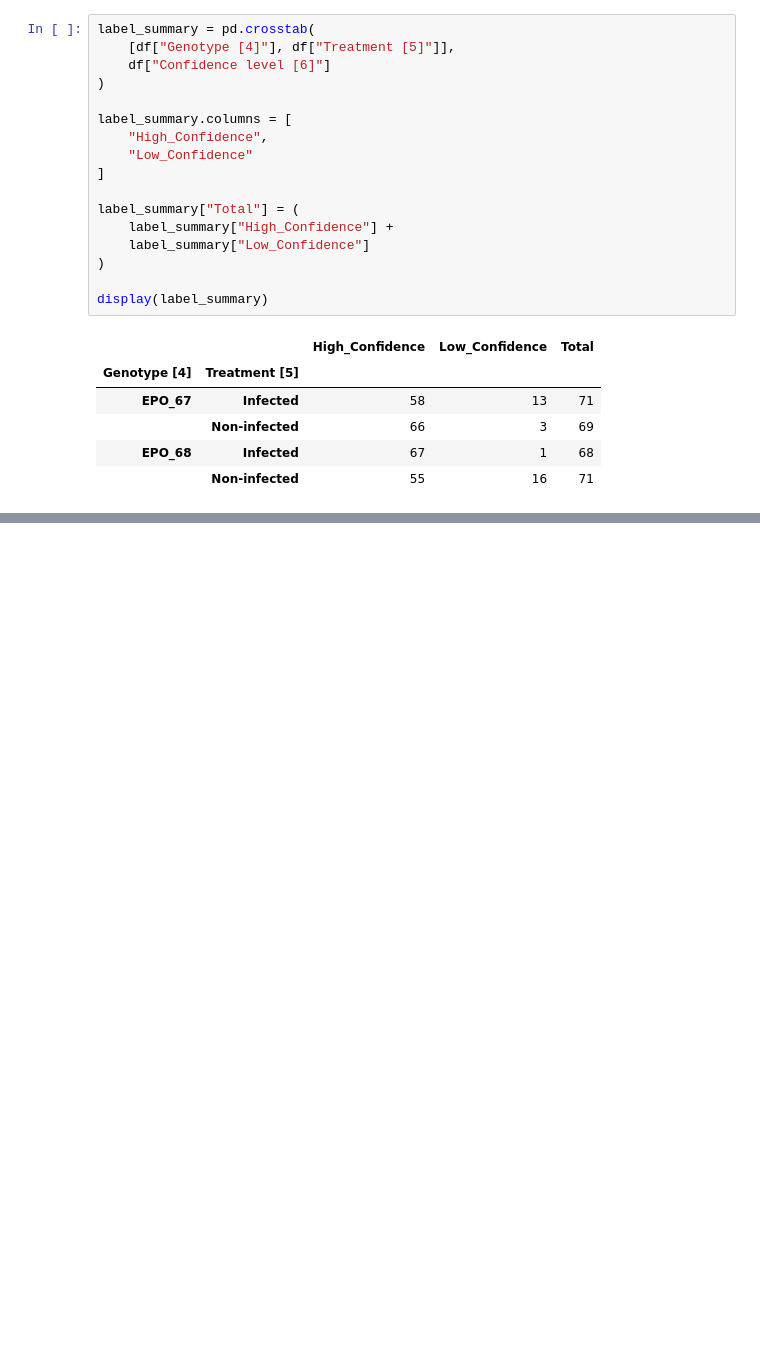
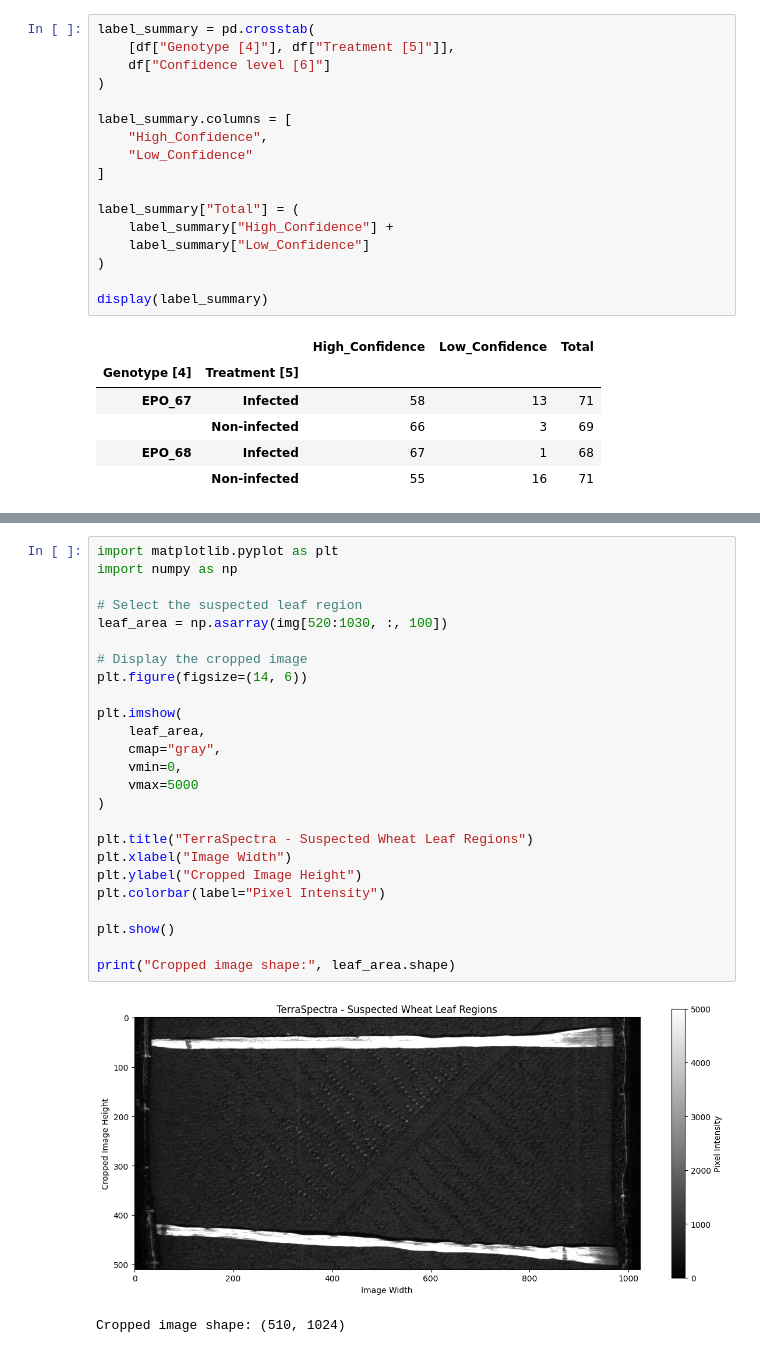
Before and after one commit to megha-0066/TerraSpectra, a Jupyter notebook: TeraSpectra.ipynb, the cells around one changed output, grey strips where cells are left out. Cells and saved outputs as stored; diff of their text form; blank space fills up the shorter version.

```diff
--- a/TeraSpectra.ipynb
+++ b/TeraSpectra.ipynb
@@ -922,0 +1078,28 @@ display(label_summary)
+# %%
+import matplotlib.pyplot as plt
+import numpy as np
+
+# Select the suspected leaf region
+leaf_area = np.asarray(img[520:1030, :, 100])
+
+# Display the cropped image
+plt.figure(figsize=(14, 6))
+
+plt.imshow(
+    leaf_area,
+    cmap="gray",
+    vmin=0,
+    vmax=5000
+)
+
+plt.title("TerraSpectra - Suspected Wheat Leaf Regions")
+plt.xlabel("Image Width")
+plt.ylabel("Cropped Image Height")
+plt.colorbar(label="Pixel Intensity")
+
+plt.show()
+
+print("Cropped image shape:", leaf_area.shape)
+# %% [output]
+[figure, added]
+Cropped image shape: (510, 1024)
```
Also changed, not shown: parts of 23 cells of this notebook.
